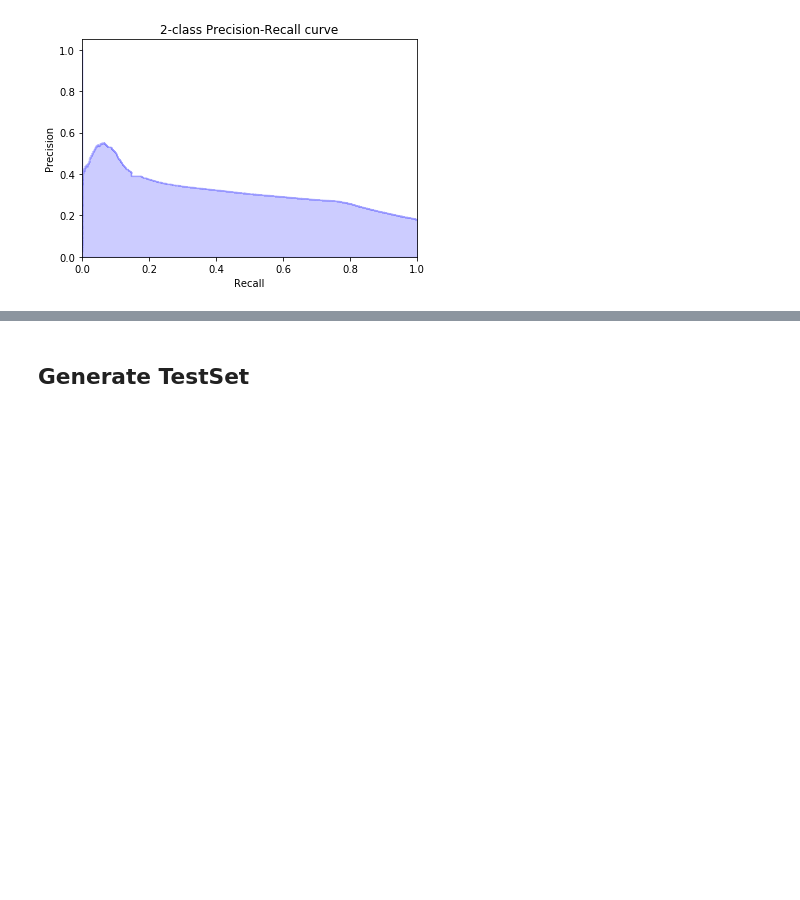
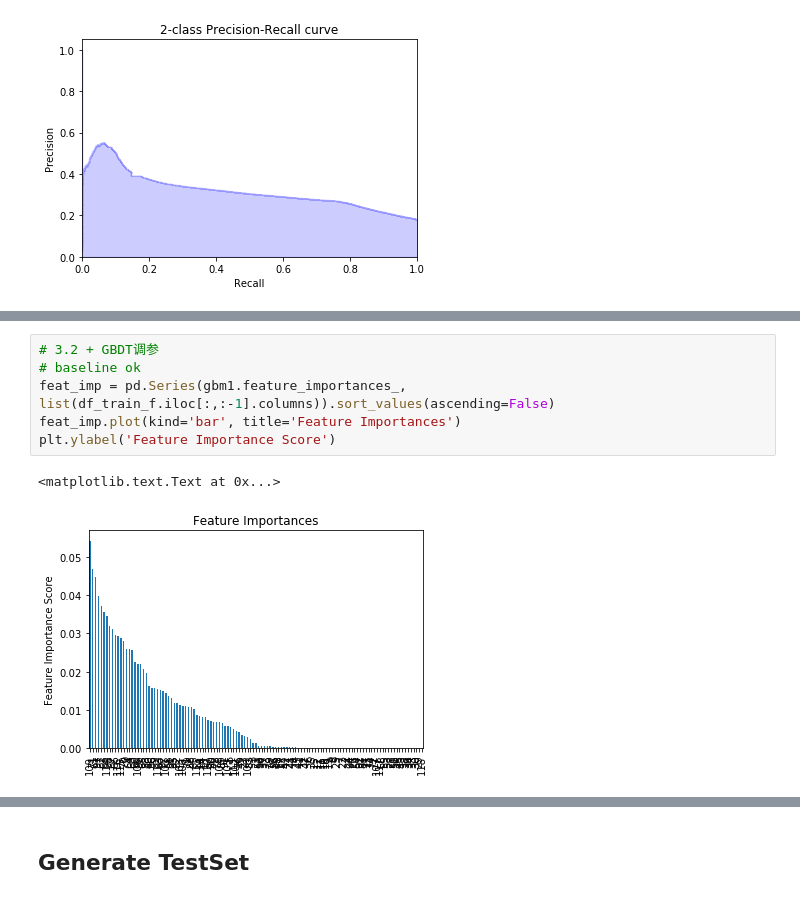
Before and after one commit to CaoZhens/WoPlus_PhoneChangingPrediction, a Jupyter notebook: src/ipynb/woplus_ml.ipynb, the cells around one changed output, grey strips where cells are left out. Saved outputs shown, nothing was run; the diff lists cells and outputs as text; blank space fills up the shorter version.

```diff
--- a/src/ipynb/woplus_ml.ipynb
+++ b/src/ipynb/woplus_ml.ipynb
@@ -581,0 +1499,9 @@ avg / total       0.83      0.83      0.76    216419
+# %%
+# 3.2 + GBDT调参
+# baseline ok
+feat_imp = pd.Series(gbm1.feature_importances_, list(df_train_f.iloc[:,:-1].columns)).sort_values(ascending=False)
+feat_imp.plot(kind='bar', title='Feature Importances')
+plt.ylabel('Feature Importance Score')
+# %% [output]
+<matplotlib.text.Text at 0x...>
+[figure, added]
```
Also changed, not shown: parts of 60 cells of this notebook, 6 other files.
